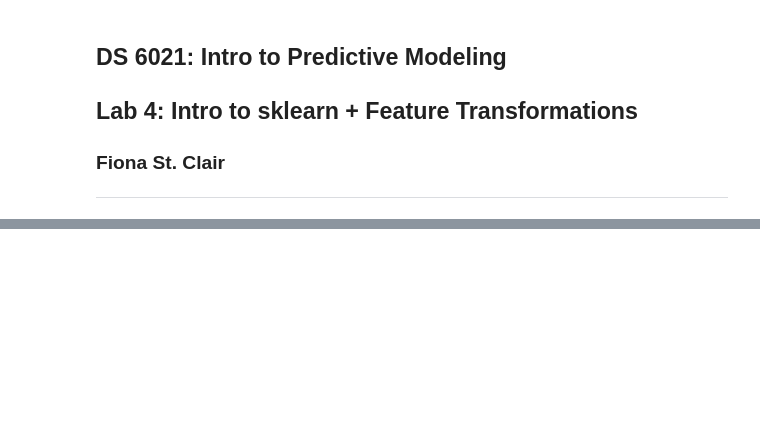
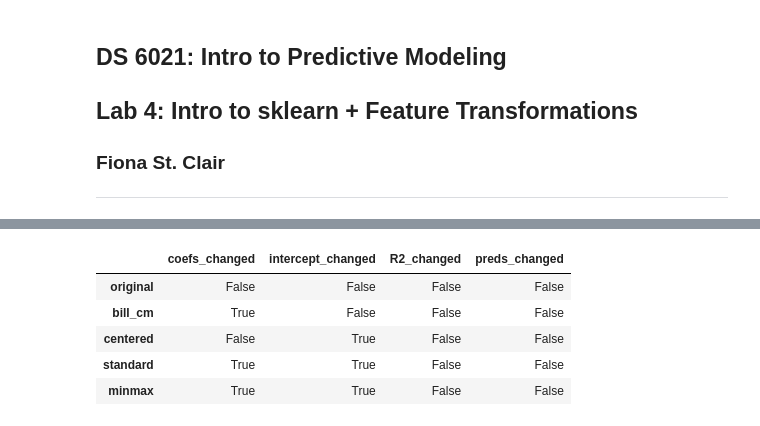
Before and after one commit to DS-6021-Predictive-Modeling/ds6021-f26-nye2xd, a Jupyter notebook: homework/assignments/lab 4/lab 4.ipynb, the cells around one changed output, grey strips where cells are left out. Saved outputs shown, nothing was run; the diff lists cells and outputs as text; code cells hidden in the pictures; blank space fills up the shorter version.

```diff
--- a/homework/assignments/lab 4/lab 4.ipynb
+++ b/homework/assignments/lab 4/lab 4.ipynb
@@ -18,0 +48,9 @@ Our team is exploring ticket pricing for live music events. Ticket prices for th
+# %%
+X = pd.get_dummies(d[['flipper_length_mm', 'sex', 'species']], columns=['sex', 'species'], drop_first=True)
+y = d['body_mass_g']
+
+lr = LinearRegression().fit(X, y)
+print(X.columns.tolist())
+print("intercept:", lr.intercept_)
+print("coefs:", lr.coef_)
+print("R2:", lr.score(X, y))
@@ -18,0 +196,21 @@ Our team is exploring ticket pricing for live music events. Ticket prices for th
+# %%
+def fit_summary(Xin):
+    lr = LinearRegression().fit(Xin, y2)
+    return lr.intercept_, lr.coef_, lr.score(Xin, y2), lr.predict(Xin)
+
+Xs_full = pd.DataFrame(StandardScaler().fit_transform(X2), columns=preds, index=X2.index)
+Xm_full = pd.DataFrame(MinMaxScaler().fit_transform(X2), columns=preds, index=X2.index)
+
+rows = {
+    'original': fit_summary(X2),
+    'bill_cm': fit_summary(X2_cm),
+    'centered': fit_summary(X2_c),
+    'standard': fit_summary(Xs_full),
+    'minmax': fit_summary(Xm_full),
+}
+
+table = pd.DataFrame({
+    name: {'coefs': np.round(vals[1], 3), 'intercept': round(vals[0], 3), 'R2': round(vals[2], 4)}
+    for name, vals in rows.items()
+}).T
+table
@@ -18,0 +224,20 @@ Our team is exploring ticket pricing for live music events. Ticket prices for th
+# %%
+base_int, base_coefs, base_r2, base_pred = rows['original']
+
+compare = pd.DataFrame({
+    name: {
+        'coefs_changed': not np.allclose(vals[1], base_coefs),
+        'intercept_changed': not np.isclose(vals[0], base_int),
+        'R2_changed': not np.isclose(vals[2], base_r2),
+        'preds_changed': not np.allclose(vals[3], base_pred),
+    }
+    for name, vals in rows.items()
+}).T
+compare
+# %% [output]
+|  | coefs_changed | intercept_changed | R2_changed | preds_changed |
+| original | False | False | False | False |
+| bill_cm | True | False | False | False |
+| centered | False | True | False | False |
+| standard | True | True | False | False |
+| minmax | True | True | False | False |
```
Also changed, not shown: parts of 35 cells of this notebook, 1 other file.
